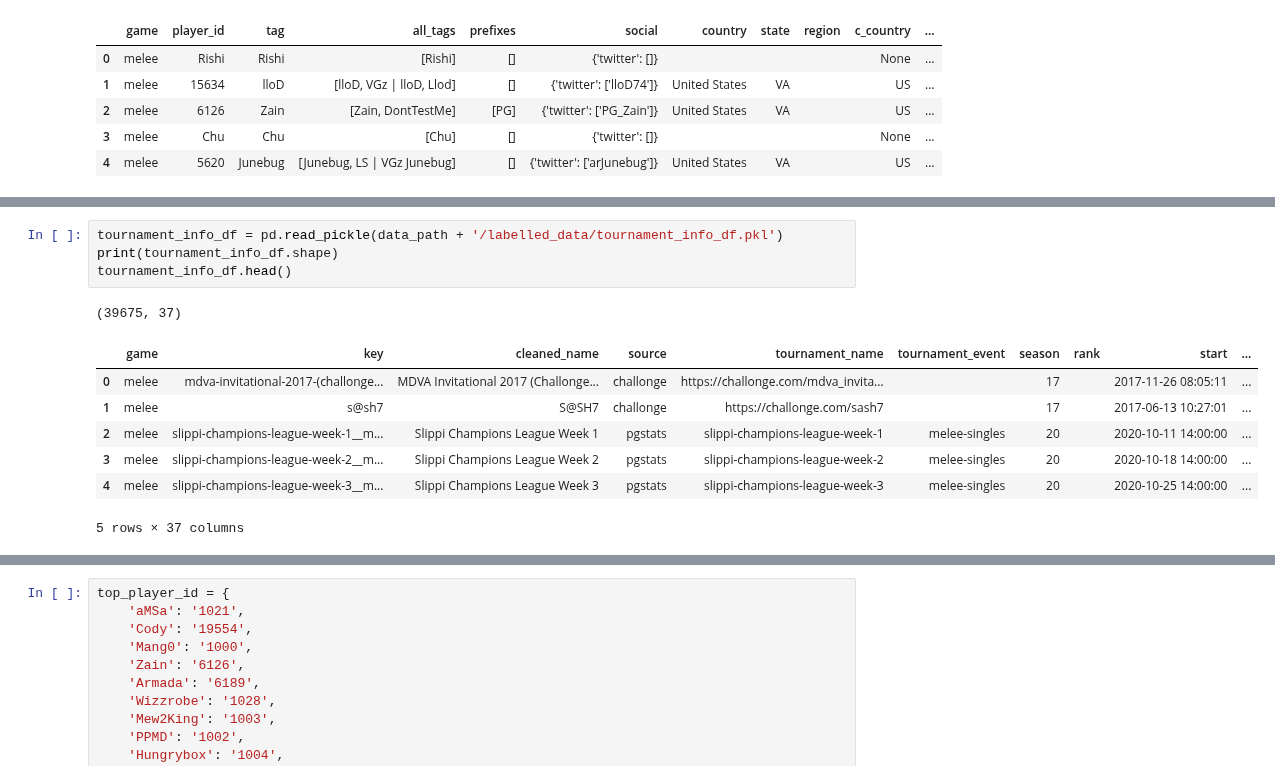
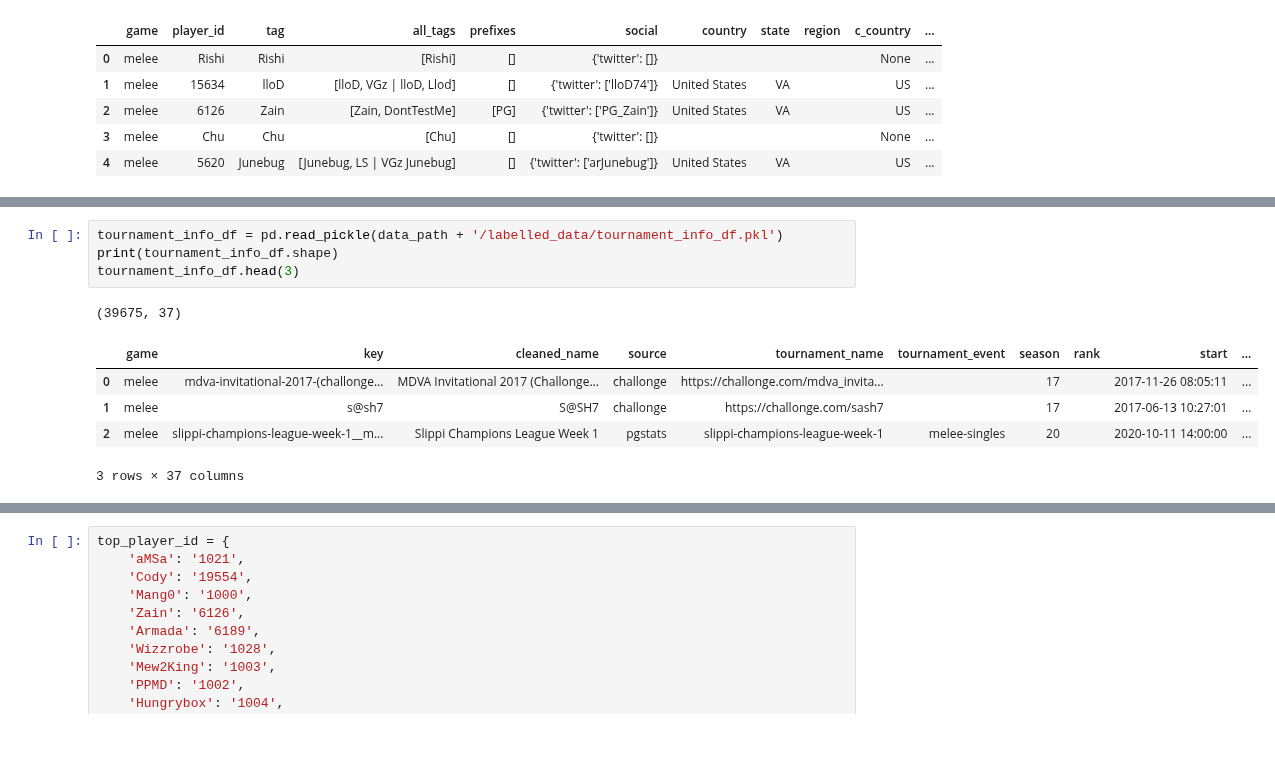
Before and after one commit to jjaw89/fall-2024-smash-melee-top-8-prediction, a Jupyter notebook: data_exploration/jaspar_rating_exploration.ipynb, the cells around one changed output, grey strips where cells are left out. Saved outputs shown, nothing was run; the diff lists cells and outputs as text; blank space fills up the shorter version.

```diff
--- a/data_exploration/jaspar_rating_exploration.ipynb
+++ b/data_exploration/jaspar_rating_exploration.ipynb
@@ -133,16 +131,14 @@ sets_df.head()
 # %%
 tournament_info_df = pd.read_pickle(data_path + '/labelled_data/tournament_info_df.pkl')
 print(tournament_info_df.shape)
-tournament_info_df.head()
+tournament_info_df.head(3)
 # %% [output]
 (39675, 37)
 |  | game | key | cleaned_name | source | tournament_name | tournament_event | season | rank | start | ... |
 | 0 | melee | mdva-invitational-2017-(challonge... | MDVA Invitational 2017 (Challonge... | challonge | https://challonge.com/mdva_invita... |  | 17 |  | 2017-11-26 08:05:11 | ... |
 | 1 | melee | s@sh7 | S@SH7 | challonge | https://challonge.com/sash7 |  | 17 |  | 2017-06-13 10:27:01 | ... |
 | 2 | melee | slippi-champions-league-week-1__m... | Slippi Champions League Week 1 | pgstats | slippi-champions-league-week-1 | melee-singles | 20 |  | 2020-10-11 14:00:00 | ... |
-| 3 | melee | slippi-champions-league-week-2__m... | Slippi Champions League Week 2 | pgstats | slippi-champions-league-week-2 | melee-singles | 20 |  | 2020-10-18 14:00:00 | ... |
-| 4 | melee | slippi-champions-league-week-3__m... | Slippi Champions League Week 3 | pgstats | slippi-champions-league-week-3 | melee-singles | 20 |  | 2020-10-25 14:00:00 | ... |
-5 rows × 37 columns
+3 rows × 37 columns
 # %%
 overall_players_ranking_new_weekly_df = pd.read_pickle(data_path + 'overall_players_ranking_new_weekly.pkl')
 overall_players_ranking_new_weekly_df.sample(3)
```
Also changed, not shown: parts of 43 cells of this notebook, 1 other file.
